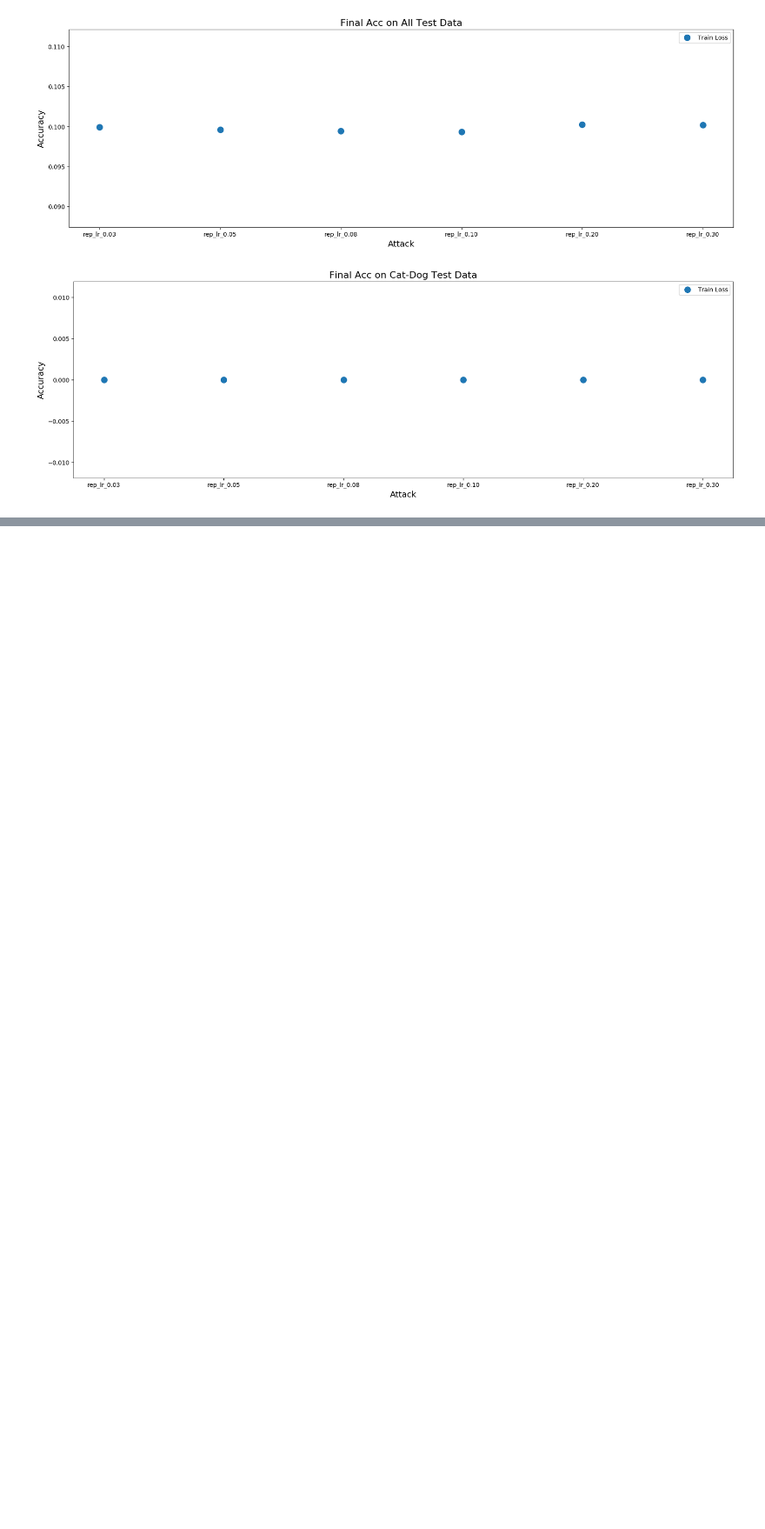
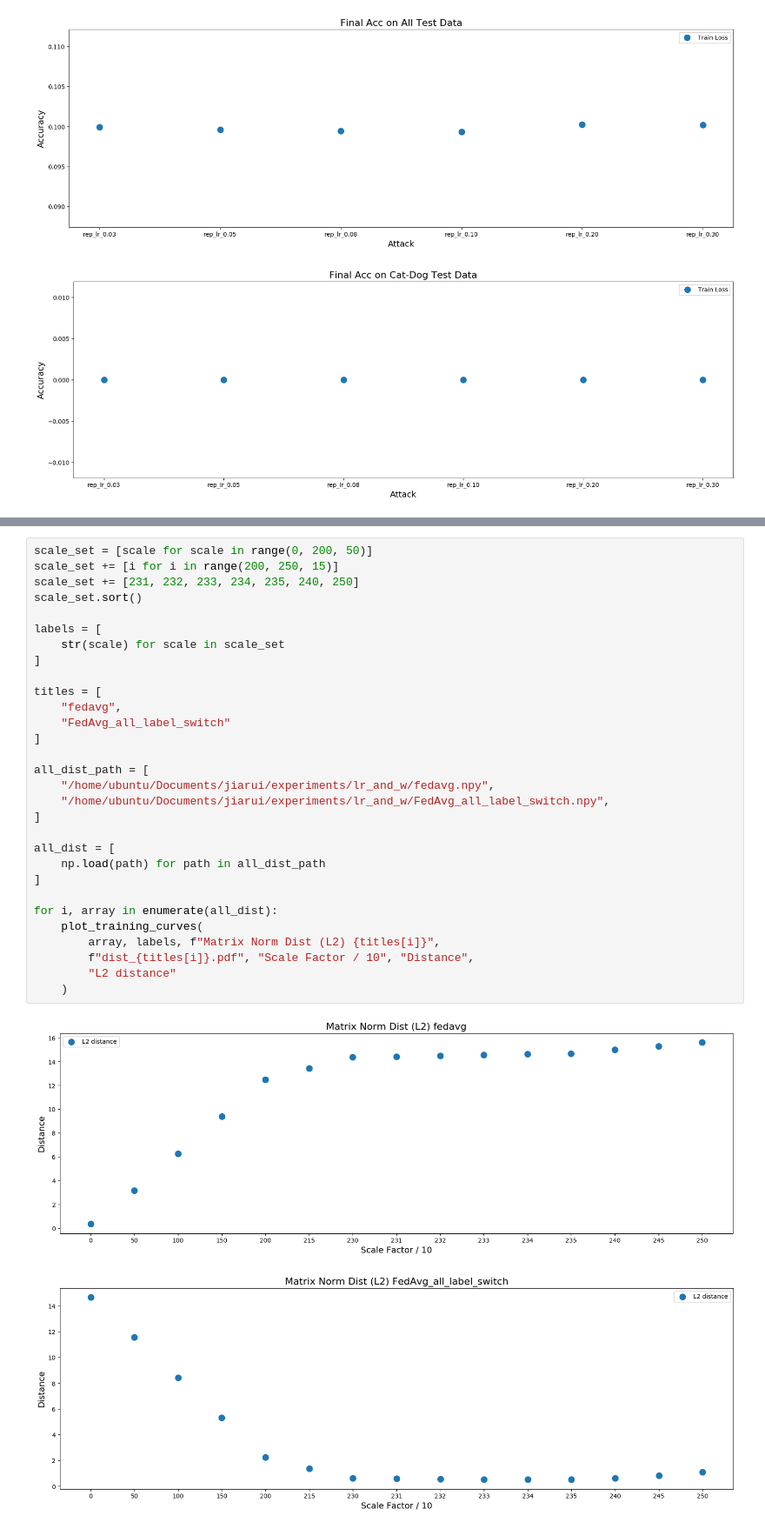
Before and after one commit to U1ltra/pFedDef, a Jupyter notebook: Evaluation/draw_figure.ipynb, the cells around one changed output, grey strips where cells are left out. Shown: that part at 87% size. Drawn from its saved outputs; the diff is of its cells as text; blank space fills up the shorter version.

```diff
--- a/Evaluation/draw_figure.ipynb
+++ b/Evaluation/draw_figure.ipynb
@@ -225,0 +354,33 @@ plot_training_curves(
+# %%
+scale_set = [scale for scale in range(0, 200, 50)]
+scale_set += [i for i in range(200, 250, 15)]
+scale_set += [231, 232, 233, 234, 235, 240, 250]
+scale_set.sort()
+
+labels = [
+    str(scale) for scale in scale_set
+]
+
+titles = [
+    "fedavg",
+    "FedAvg_all_label_switch"
+]
+
+all_dist_path = [
+    "/home/ubuntu/Documents/jiarui/experiments/lr_and_w/fedavg.npy",
+    "/home/ubuntu/Documents/jiarui/experiments/lr_and_w/FedAvg_all_label_switch.npy",
+]
+
+all_dist = [
+    np.load(path) for path in all_dist_path
+]
+
+for i, array in enumerate(all_dist):
+    plot_training_curves(
+        array, labels, f"Matrix Norm Dist (L2) {titles[i]}",
+        f"dist_{titles[i]}.pdf", "Scale Factor / 10", "Distance",
+        "L2 distance"
+    )
+# %% [output]
+[figure, added]
+[figure, added]
```
Also changed, not shown: parts of 9 cells of this notebook, 4 other files.
